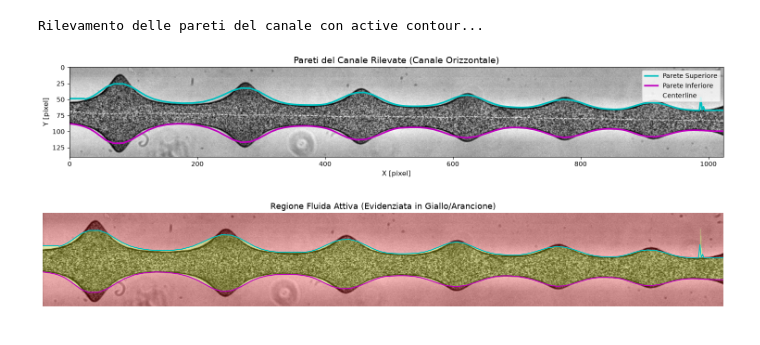
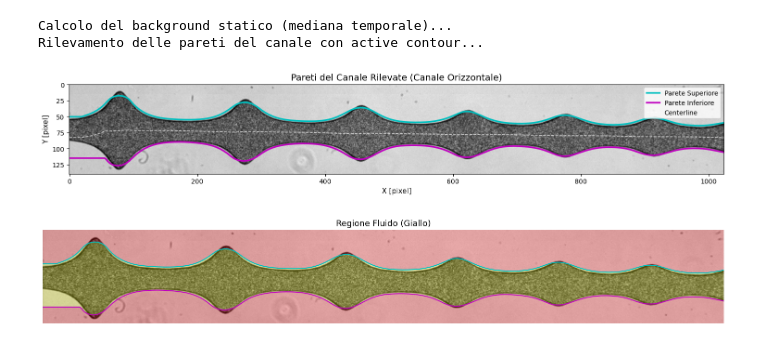
Before and after one commit to AsiLuca/Rheoflu_scripts, a Jupyter notebook: PIV_channel.ipynb, the cells around one changed output. Saved outputs shown, nothing was run; the diff lists cells and outputs as text; code cells hidden in the pictures.

```diff
--- a/PIV_channel.ipynb
+++ b/PIV_channel.ipynb
@@ -36,19 +167,32 @@ S2N_THRESHOLD = 1.05     # Soglia segnale/rumore
 # %%
 # --- 1. CARICAMENTO E ROTAZIONE DEI FRAME ---
 def read_gray_and_crop(path):
-    """Legge l'immagine, ritaglia lungo il canale e ruota di 90° CCW per averlo orizzontale."""
-    img = cv2.imread(str(path), cv2.IMREAD_GRAYSCALE)
-    if img is None:
-        raise ValueError(f"Impossibile leggere l'immagine: {path}")
-    crop = img[CROP_Y_MIN:CROP_Y_MAX, CROP_X_MIN:CROP_X_MAX]
-    crop_rot = cv2.rotate(crop, cv2.ROTATE_90_COUNTERCLOCKWISE)
-    clahe = cv2.createCLAHE(clipLimit=2.0, tileGridSize=(8, 8))
-    return clahe.apply(crop_rot)
+  """Legge l'immagine, ritaglia lungo il canale e ruota di 90° CCW."""
+  img = cv2.imread(str(path), cv2.IMREAD_GRAYSCALE)
+  if img is None:
+    raise ValueError(f"Impossibile leggere l'immagine: {path}")
+  crop = img[CROP_Y_MIN:CROP_Y_MAX, CROP_X_MIN:CROP_X_MAX]
+  return cv2.rotate(crop, cv2.ROTATE_90_COUNTERCLOCKWISE)
 
 
 frames = sorted(INPUT_DIR.glob(PATTERN))
 if not frames:
     raise FileNotFoundError(f"Nessuna immagine trovata in {INPUT_DIR} con pattern {PATTERN}")
+
+# --- CALCOLO DEL BACKGROUND MEDIANO ---
+print("Calcolo del background statico (mediana temporale)...")
+# Campiona 30 frame distribuiti nel tempo
+sample_indices = range(0, min(1500, len(frames)), 50)
+sample_crops = [read_gray_and_crop(frames[i]) for i in sample_indices]
+BACKGROUND = np.median(sample_crops, axis=0).astype(np.uint8)
+
+
+def preprocess_for_piv(path):
+  """Sottrae il background statico per lasciare solo le particelle in movimento."""
+  frame_raw = read_gray_and_crop(path)
+  diff = cv2.subtract(frame_raw, BACKGROUND)
+  return cv2.GaussianBlur(diff, (3, 3), 0.8)
+
 
 # Leggiamo il primo frame per rilevare i bordi del canale
 ref_frame = read_gray_and_crop(frames[FIRST_FRAME])
@@ -82,34 +226,35 @@ snake_bottom = active_contour(blurred, init_bottom, **snake_params)
 x_t, y_t = snake_top[:, 1], snake_top[:, 0]
 x_b, y_b = snake_bottom[:, 1], snake_bottom[:, 0]
 st = np.argsort(x_t); x_t, y_t = x_t[st], y_t[st]
 sb = np.argsort(x_b); x_b, y_b = x_b[sb], y_b[sb]
 
 def get_channel_bounds(x_query):
     """Restituisce y_top(x) e y_bottom(x) per qualsiasi coordinata x."""
     yt = np.interp(x_query, x_t, y_t)
     yb = np.interp(x_query, x_b, y_b)
     return yt, yb
 
 
 # --- 3. VISUALIZZAZIONE DELLE PARETI RILEVATE ---
 x_plot = np.linspace(0, W - 1, 500)
 yt_plot, yb_plot = get_channel_bounds(x_plot)
 y_center_plot = (yt_plot + yb_plot) / 2.0
 
 fig, ax = plt.subplots(figsize=(15, 4.5))
 ax.imshow(ref_frame, cmap="gray")
 ax.plot(x_plot, yt_plot, "-c", lw=2.5, label="Parete Superiore")
 ax.plot(x_plot, yb_plot, "-m", lw=2.5, label="Parete Inferiore")
 ax.plot(x_plot, y_center_plot, "--w", lw=1.2, alpha=0.7, label="Centerline")
 ax.set_title("Pareti del Canale Rilevate (Canale Orizzontale)", fontsize=14)
 ax.set_xlabel("X [pixel]", fontsize=11)
 ax.set_ylabel("Y [pixel]", fontsize=11)
 ax.legend(loc="upper right", fontsize=10)
 plt.tight_layout()
 plt.show()
 # %% [output]
+Calcolo del background statico (mediana temporale)...
 Rilevamento delle pareti del canale con active contour...
-[figure, old version]
+[figure, new version]
 # %%
 # Crea la cartella dei risultati
 OUTPUT_DIR.mkdir(parents=True, exist_ok=True)
@@ -129,12 +274,12 @@ ax.imshow(ref_frame, cmap="gray")
 ax.imshow(mask_vis, cmap="autumn", alpha=0.25)
 ax.plot(x_plot, yt_plot, "-c", lw=1.5)
 ax.plot(x_plot, yb_plot, "-m", lw=1.5)
-ax.set_title("Regione Fluida Attiva (Evidenziata in Giallo/Arancione)", fontsize=13)
+ax.set_title("Regione Fluido (Giallo)", fontsize=13)
 ax.axis("off")
 plt.tight_layout()
 plt.show()
 # %% [output]
-[figure, old version]
+[figure, new version]
 # %%
 def analyze_pair(path_a, path_b):
     """Calcola il campo di spostamento PIV mascherato all'interno delle pareti del canale."""
```
Also changed, not shown: parts of 6 cells of this notebook.
